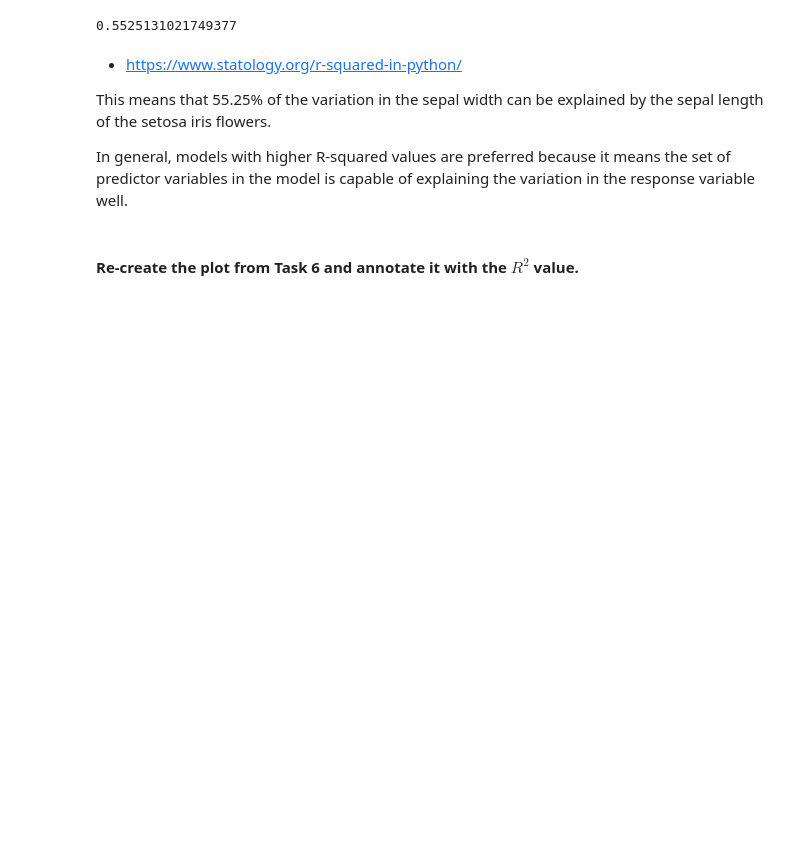
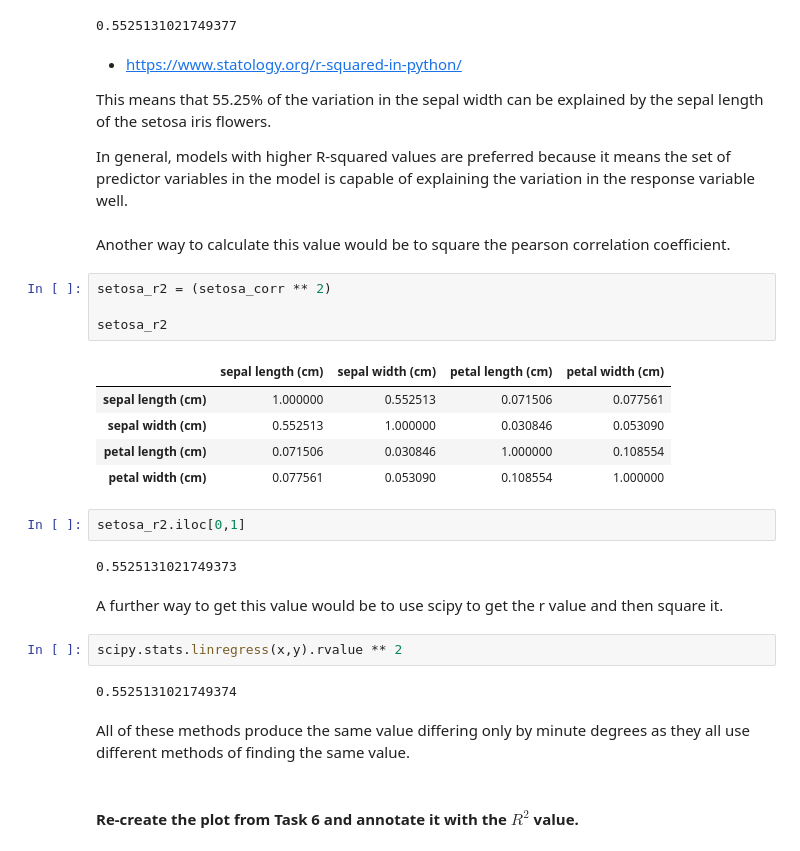
Before and after one commit to CeamanCollins/principles_of_data_analytics_assessment, a Jupyter notebook: tasks.ipynb, the cells around one changed output. Saved outputs shown, nothing was run; the diff lists cells and outputs as text; blank space fills up the shorter version.

Commit message:
further week 10 edits

```diff
--- a/tasks.ipynb
+++ b/tasks.ipynb
@@ -706,5 +708,29 @@ get_r2_numpy(x, y)
 This means that 55.25% of the variation in the sepal width can be explained by the sepal length of the setosa iris flowers.
 
 In general, models with higher R-squared values are preferred because it means the set of predictor variables in the model is capable of explaining the variation in the response variable well.
+# %% [markdown]
+Another way to calculate this value would be to square the pearson correlation coefficient.
+# %%
+setosa_r2 = (setosa_corr ** 2)
+
+setosa_r2
+# %% [output]
+|  | sepal length (cm) | sepal width (cm) | petal length (cm) | petal width (cm) |
+| sepal length (cm) | 1.000000 | 0.552513 | 0.071506 | 0.077561 |
+| sepal width (cm) | 0.552513 | 1.000000 | 0.030846 | 0.053090 |
+| petal length (cm) | 0.071506 | 0.030846 | 1.000000 | 0.108554 |
+| petal width (cm) | 0.077561 | 0.053090 | 0.108554 | 1.000000 |
+# %%
+setosa_r2.iloc[0,1]
+# %% [output]
+0.5525131021749373
+# %% [markdown]
+A further way to get this value would be to use scipy to get the r value and then square it.
+# %%
+scipy.stats.linregress(x,y).rvalue ** 2
+# %% [output]
+0.5525131021749374
+# %% [markdown]
+All of these methods produce the same value differing only by minute degrees as they all use different methods of finding the same value.
 # %% [markdown]
 #### Re-create the plot from Task 6 and annotate it with the $R^2$ value.
```
Also changed, not shown: parts of 3 cells of this notebook, 3 other files.
